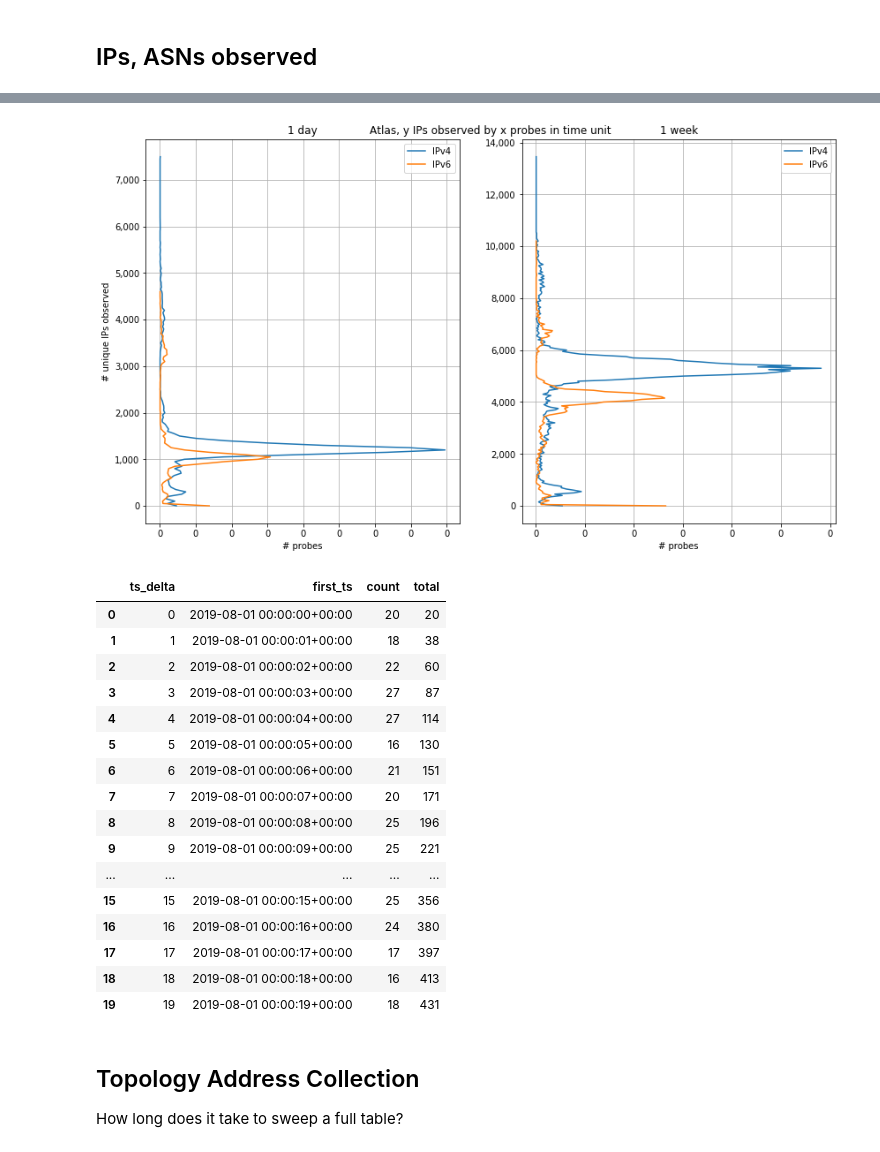
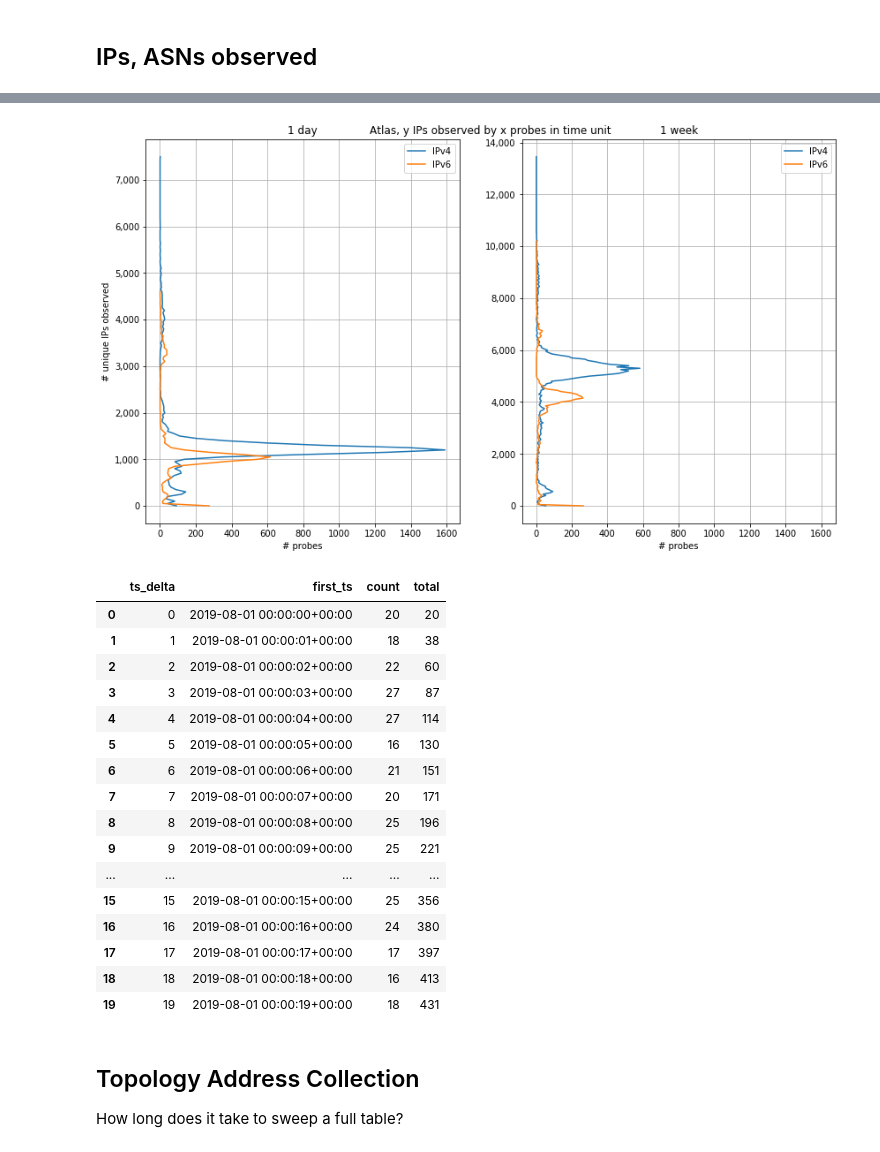
Before and after one commit to sdstrowes/atlascomparison, a Jupyter notebook: atlas.ipynb, the cells around one changed output, grey strips where cells are left out. Drawn from its saved outputs; the diff is of its cells as text; code cells hidden in the pictures.

```diff
--- a/atlas.ipynb
+++ b/atlas.ipynb
@@ -509,19 +487,3 @@ SELECT af, SUM(num_prbs) AS num_prbs, CAST(num_ips / 50  AS INT64) * 50 AS num_i
 FROM   counts
 GROUP BY af, num_ips
 ORDER BY num_ips, num_prbs
-# %%
-import matplotlib as mplotlib
-import matplotlib.pyplot as plt
-plt.rcParams['figure.figsize'] = [12, 10]
-fig, ax = plt.subplots()
-
-for af in [4, 6]:
-        grp   = atlas_ip_prb_distrib_week[(atlas_ip_prb_distrib_week['af'] == af)]
-        label = "IPv" + str(af)
-        plt.plot(grp['num_prbs'], grp['num_ips'], label=label)
-
-ax.grid(True)
-ax.set_title("Atlas, 1 week 1 day [2019-08-01 -- 2019-08-07]")
-ax.set_xlabel('# probes')
-ax.set_ylabel('# unique IPs')
-ax.legend(loc='best')
@@ -545,55 +504,48 @@ ax.tick_params(labelcolor='w', which='both', top='off', bottom='off', left='off'
 #ax.get_xaxis().set_visible(False)
 ax.set_title("Atlas, y IPs observed by x probes in time unit")
 
-#ticks = np.arange(0, 604800, 43200)
-
 # ----------------------------------------------------------------------------------
 ax1 = fig.add_subplot(1,2,1)
-#ax1.set_xticks(ticks)
 ax1.grid(True)
-#ax1.set_xlabel('Hours since 2019-08-01T00:00:00')
+
 ax1.set_title("1 day")
 ax1.set_xlabel('# probes')
-ax1.get_xaxis().set_major_formatter(
-    mplotlib.ticker.FuncFormatter(lambda x, p: format(int(x/3600), ','))
-)
+
 ax1.get_yaxis().set_major_formatter(
     mplotlib.ticker.FuncFormatter(lambda y, p: format(int(y), ','))
 )
 # Set top of plot and draw horizontal line
 #plt.plot(v4_topology_addr_first_seen['ts_delta'], v4_topology_addr_first_seen['total'], label="Cumulative IPv4 count")
 for af in [4, 6]:
         grp   = atlas_ip_prb_distrib_day[(atlas_ip_prb_distrib_day['af'] == af)]
         label = "IPv" + str(af)
         plt.plot(grp['num_prbs'], grp['num_ips'], label=label)
 ax1.legend(loc='best')
 
 # ----------------------------------------------------------------------------------
 ax2 = fig.add_subplot(1,2,2)
-#ax2.set_xticks(ticks)
+
 ax2.grid(True)
 ax2.set_xlabel('# probes')
 ax2.set_title("1 week")
-ax2.get_xaxis().set_major_formatter(
-    mplotlib.ticker.FuncFormatter(lambda x, p: format(int(x/3600), ','))
-)
+
 ax2.get_yaxis().set_major_formatter(
     mplotlib.ticker.FuncFormatter(lambda y, p: format(int(y), ','))
 )
-
+ax2.set_xlim(left=-80, right=1680)
 #plt.plot(v6_topology_addr_first_seen['ts_delta'], v6_topology_addr_first_seen['total'], label="Cumulative IPv6 count")
 for af in [4, 6]:
         grp   = atlas_ip_prb_distrib_week[(atlas_ip_prb_distrib_week['af'] == af)]
         label = "IPv" + str(af)
         plt.plot(grp['num_prbs'], grp['num_ips'], label=label)
 ax2.legend(loc='best')
 
 ax1.set_ylabel('# unique IPs observed')
 plt.show()
 
 v4_topology_addr_first_seen.head(20)
 # %% [output]
-[figure, old version]
+[figure, new version]
 |  | ts_delta | first_ts | count | total |
 | 0 | 0 | 2019-08-01 00:00:00+00:00 | 20 | 20 |
 | 1 | 1 | 2019-08-01 00:00:01+00:00 | 18 | 38 |
```
Also changed, not shown: parts of 2 cells of this notebook, 2 other files.
